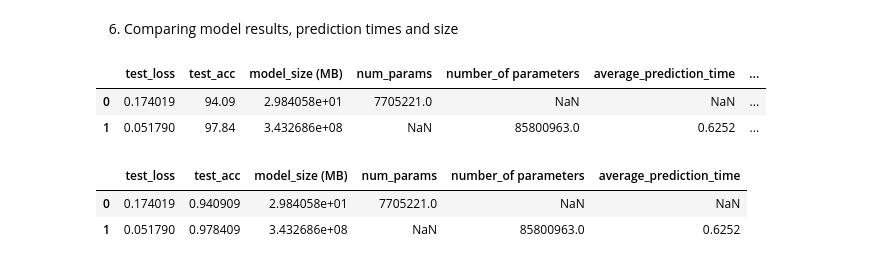
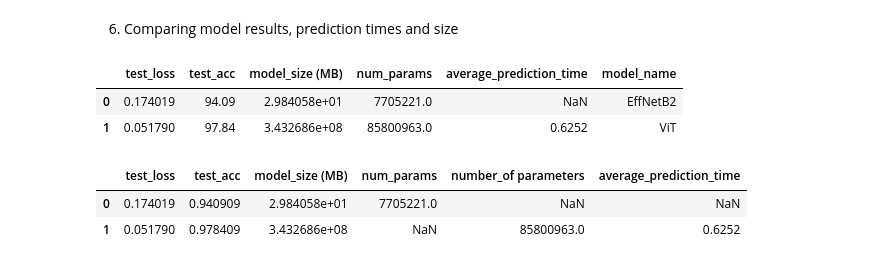
Before and after one commit to prashantiyaramareddy/MyPython-Stuff, a Jupyter notebook: Pytorch/Model_Deployment.ipynb, the cells around one changed output. Drawn from its saved outputs; the diff is of its cells as text; code cells hidden in the pictures.

```diff
--- a/Pytorch/Model_Deployment.ipynb
+++ b/Pytorch/Model_Deployment.ipynb
@@ -853,17 +855,19 @@ vit_stats
 # %%
 # Turn stat dictionaries into dataframes
 df = pd.DataFrame([effnetb2_stats,vit_stats])
-df
-# Add column for model names
+
+# Combine parameter columns and add model name
+df['num_params'] = df['num_params'].fillna(df['number_of parameters'])
+df = df.drop(columns=['number_of parameters'])
 df['model_name'] = ['EffNetB2','ViT']
 
 # Convert accuracy to percentage
 df['test_acc'] = round(df['test_acc'] * 100,2)
 df
 # %% [output]
-|  | test_loss | test_acc | model_size (MB) | num_params | number_of parameters | average_prediction_time | ... |
-| 0 | 0.174019 | 94.09 | 2.984058e+01 | 7705221.0 | NaN | NaN | ... |
-| 1 | 0.051790 | 97.84 | 3.432686e+08 | NaN | 85800963.0 | 0.6252 | ... |
+|  | test_loss | test_acc | model_size (MB) | num_params | average_prediction_time | model_name |
+| 0 | 0.174019 | 94.09 | 2.984058e+01 | 7705221.0 | NaN | EffNetB2 |
+| 1 | 0.051790 | 97.84 | 3.432686e+08 | 85800963.0 | 0.6252 | ViT |
 # %%
 pd.DataFrame([effnetb2_stats,vit_stats])
 # %% [output]
```
Also changed, not shown: parts of 6 cells of this notebook.
